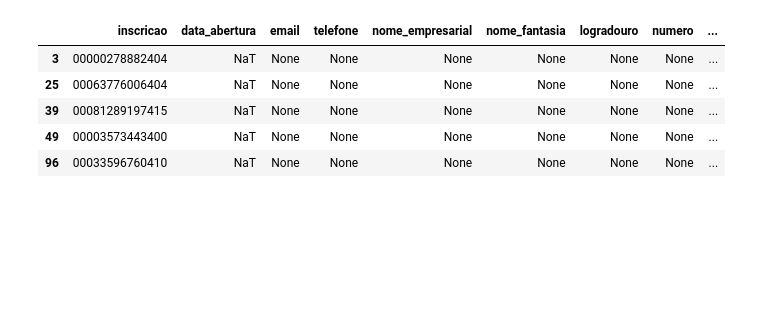
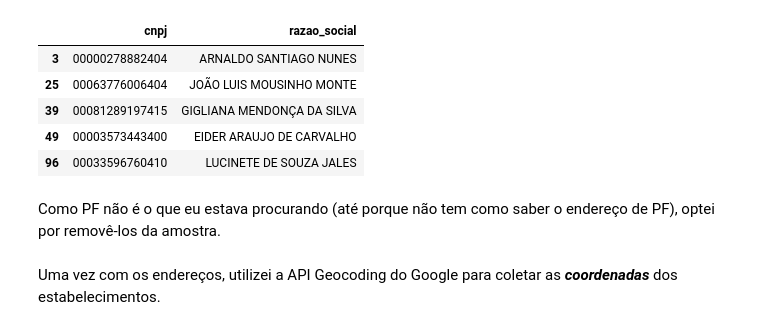
Before and after one commit to allangoncalves/analise_contratos_ufrn, a Jupyter notebook: ContratosUFRN.ipynb, the cells around one changed output. Saved outputs shown, nothing was run; the diff lists cells and outputs as text; code cells hidden in the pictures; blank space fills up the shorter version.

```diff
--- a/ContratosUFRN.ipynb
+++ b/ContratosUFRN.ipynb
@@ -51,22 +69,0 @@ cnpjs.reset_index(drop=True, inplace=True)
-# %%
-def get_soup(cnpj):
-    request = requests.get('http://www.portaltransparencia.gov.br/pessoa-juridica/%s' % cnpj)
-    if request.ok:
-        return BeautifulSoup(request.content)
-    else:
-        raise Exception('Servidor não respondendo!!')
-
-def get_info(cnpj):
-    data = []
-    try:
-        soup = get_soup(cnpj)
-    except:
-        return []
-    else:
-        section = soup.find('section', {'class': 'dados-tabelados'})
-#         print(section)
-        divs = section.findAll('div', {'class': 'row'})
-#         print(divs)
-        for div in divs:
-            data.extend(div.findAll('span'))
-        return [item.text for item in data]
@@ -91,3 +72,3 @@ get_info(cnpjs[0])
 # %%
-# cnpjs.apply(func=lambda x: get_info(x), axis=1)
-result = [get_info(cnpj) for cnpj in cnpjs]
+%%time
+result = [get_info(cnpj) for cnpj in df['cnpj']]
@@ -109,6 +94,6 @@ scraped_data = pd.DataFrame(result, columns=[
     'municipio',
     'uf',
 ])
-scraped_data['inscricao'] = cnpjs
-scraped_data
+scraped_data.drop('inscricao', inplace=True, axis=1)
+scraped_data.head()
 # %% [output]
@@ -132,0 +106,2 @@ scraped_data
+# %%
+scraped_data = pd.concat([scraped_data, df], axis=1)
@@ -187,12 +193,16 @@ scraped_data
 # %%
-scraped_data[scraped_data['data_abertura'].isna()]
+scraped_data[scraped_data['data_abertura'].isna()][['cnpj', 'razao_social']]
 # %% [output]
-|  | inscricao | data_abertura | email | telefone | nome_empresarial | nome_fantasia | logradouro | numero | ... |
-| 3 | 00000278882404 | NaT | None | None | None | None | None | None | ... |
-| 25 | 00063776006404 | NaT | None | None | None | None | None | None | ... |
-| 39 | 00081289197415 | NaT | None | None | None | None | None | None | ... |
-| 49 | 00003573443400 | NaT | None | None | None | None | None | None | ... |
-| 96 | 00033596760410 | NaT | None | None | None | None | None | None | ... |
+|  | cnpj | razao_social |
+| 3 | 00000278882404 | ARNALDO SANTIAGO NUNES |
+| 25 | 00063776006404 | JOÃO LUIS MOUSINHO MONTE |
+| 39 | 00081289197415 | GIGLIANA MENDONÇA DA SILVA |
+| 49 | 00003573443400 | EIDER ARAUJO DE CARVALHO |
+| 96 | 00033596760410 | LUCINETE DE SOUZA JALES |
+# %% [markdown]
+Como PF não é o que eu estava procurando (até porque não tem como saber o endereço de PF), optei por removê-los da amostra.
 # %%
 scraped_data = scraped_data.drop([3,25,39,49,96]).reset_index(drop=True)
+# %% [markdown]
+Uma vez com os endereços, utilizei a API Geocoding do Google para coletar as ***coordenadas*** dos estabelecimentos.
 # %%
```
Also changed, not shown: parts of 41 cells of this notebook, 3 other files.
